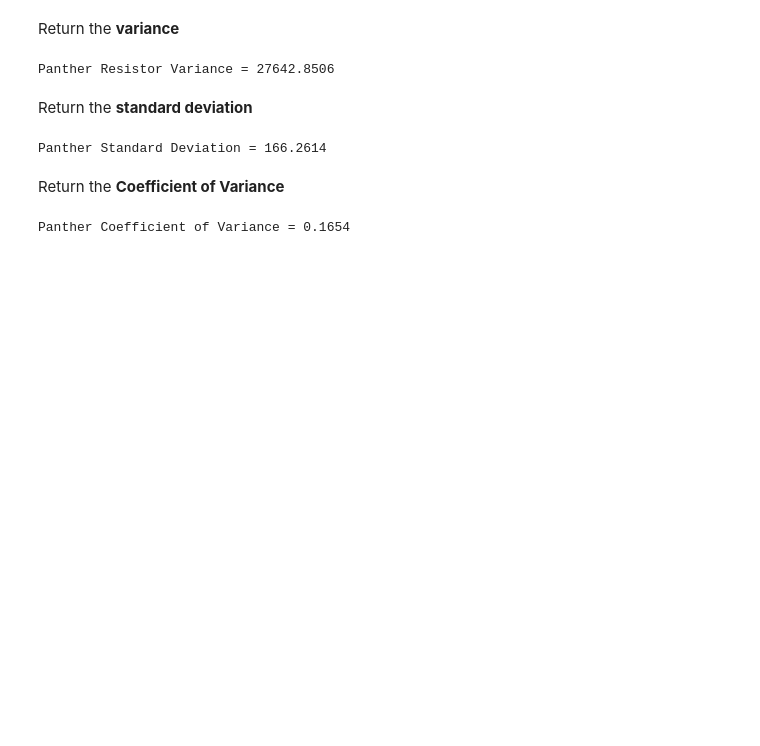
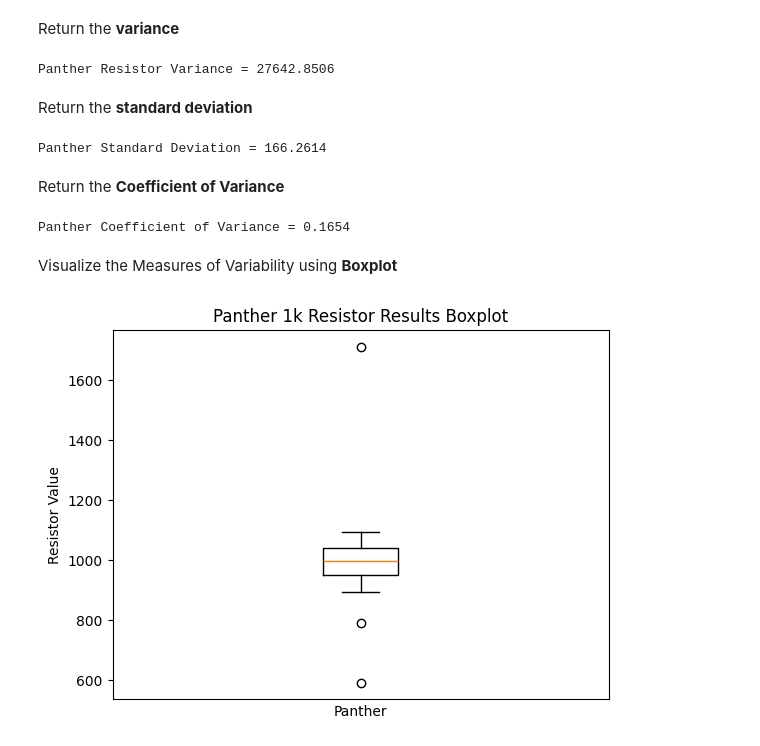
Before and after one commit to JBits23/MATHEDA-Bito-on, a Jupyter notebook: PRELIM Project/Prelim Project Bito-on.ipynb, the cells around one changed output. Cells and saved outputs as stored; diff of their text form; code cells hidden in the pictures; blank space fills up the shorter version.

```diff
--- a/PRELIM Project/Prelim Project Bito-on.ipynb
+++ b/PRELIM Project/Prelim Project Bito-on.ipynb
@@ -184,3 +184,14 @@ pan_cv = pan_sd/df['Panther'].mean()
 print("Panther Coefficient of Variance = " + str(pan_cv.round(4)))
 # %% [output]
 Panther Coefficient of Variance = 0.1654
+# %% [markdown]
+Visualize the Measures of Variability using **Boxplot**
+# %%
+plt.boxplot(df['Panther'])
+plt.title("Panther 1k Resistor Results Boxplot")
+plt.xlabel("Panther")
+plt.ylabel("Resistor Value")
+plt.xticks([])
+plt.show()
+# %% [output]
+[figure, added]
```
Also changed, not shown: parts of 3 cells of this notebook.
